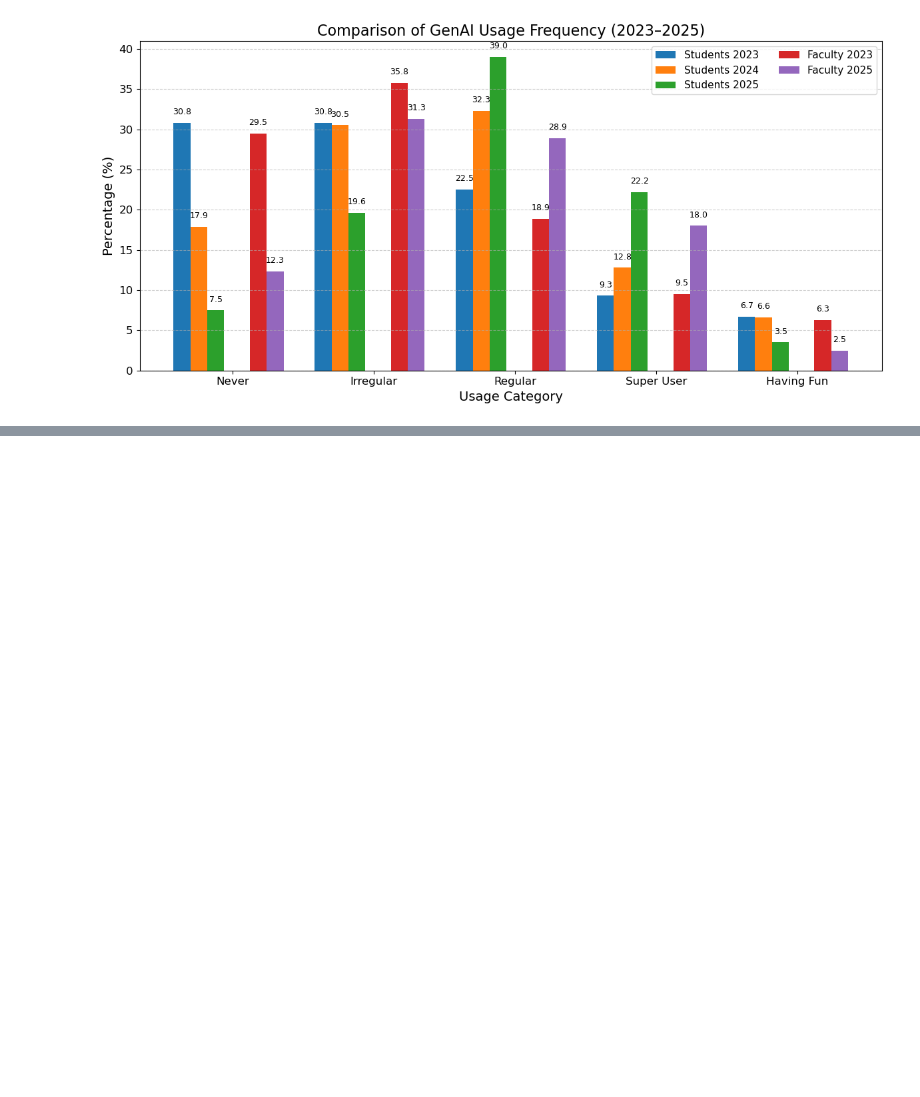
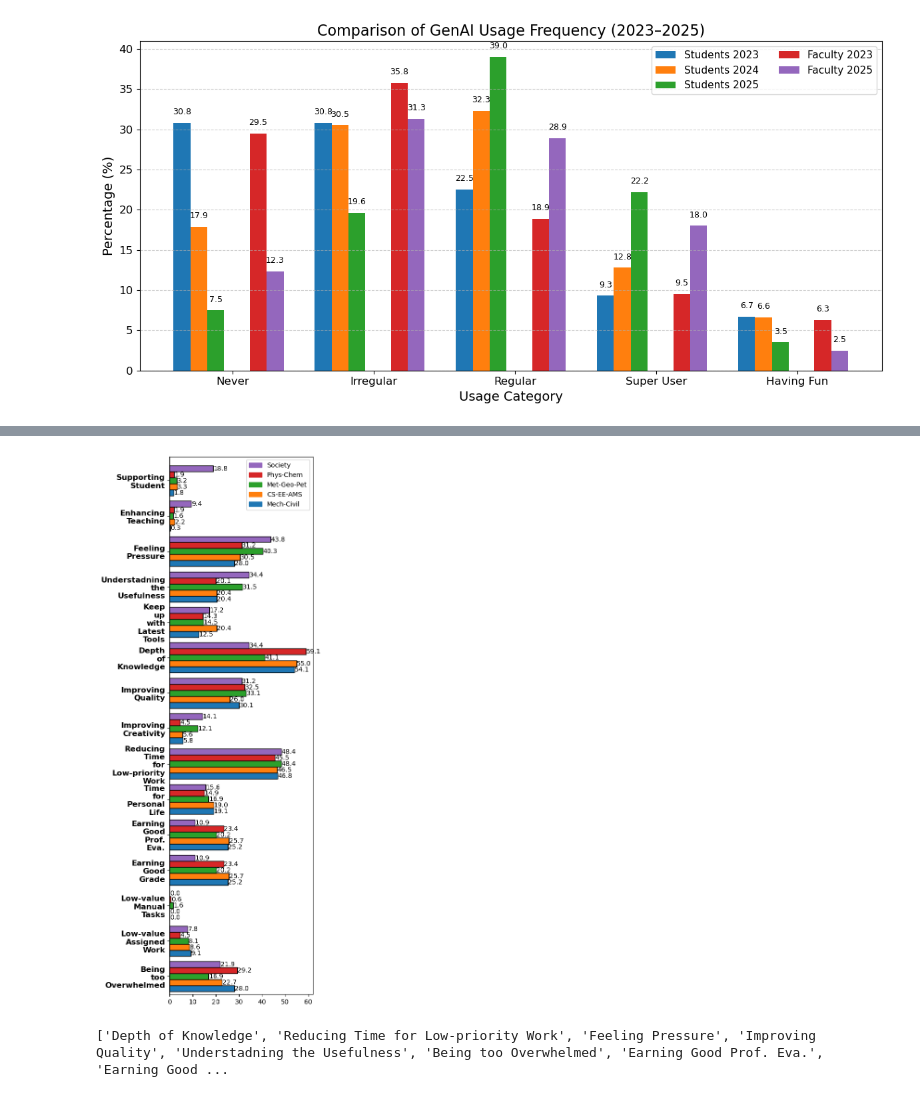
Before and after one commit to JesanOvi/GenAI-Survey-Analysis, a Jupyter notebook: note_books/survey25.ipynb, the cells around one changed output, grey strips where cells are left out. Saved outputs shown, nothing was run; the diff lists cells and outputs as text; code cells hidden in the pictures; blank space fills up the shorter version.

```diff
--- a/note_books/survey25.ipynb
+++ b/note_books/survey25.ipynb
@@ -326,0 +1005,3 @@ plt.show()
+# %%
+c1, c2, c3, c4, c5 = create_vector3()
+clear_vec()
@@ -326,0 +1316,17 @@ plt.show()
+# %%
+columns_to_check = [
+    df.iloc[:, 103], df.iloc[:, 104], df.iloc[:, 105], df.iloc[:, 106], df.iloc[:, 107],
+    df.iloc[:, 108], df.iloc[:, 109], df.iloc[:, 110], df.iloc[:, 111], df.iloc[:, 112],
+    df.iloc[:, 113], df.iloc[:, 114], df.iloc[:, 115], df.iloc[:, 116], df.iloc[:, 117]
+]
+c1 = normalized_dept_cluster_new(df, c1, columns_to_check, 1)
+c2 = normalized_dept_cluster_new(df, c2, columns_to_check, 2)
+c3 = normalized_dept_cluster_new(df, c3, columns_to_check, 3)
+c4 = normalized_dept_cluster_new(df, c4, columns_to_check, 4)
+c5 = normalized_dept_cluster_new(df, c5, columns_to_check, 5)
+
+print(c1)
+print(c2)
+print(c3)
+print(c4)
+print(c5)
@@ -326,0 +1344,32 @@ plt.show()
+# %%
+categories = ['Being too Overwhelmed', 'Low-value Assigned Work', 'Low-value Manual Tasks', 'Earning Good Grade',
+             'Earning Good Prof. Eva.', 'Time for Personal Life', 'Reducing Time for Low-priority Work',
+             'Improving Creativity', 'Improving Quality', 'Depth of Knowledge', 'Keep up with Latest Tools', 'Understadning the Usefulness', 'Feeling Pressure',
+             'Enhancing Teaching', 'Supporting Student']
+# %%
+grouped_bar_graph_horizontal_color_white(categories, c1, c2, c3, c4, c5, 'Concerns regarding GenAI', 5, 12.5) # size 5 X 8, font 12, updated size 5X8
+# %% [output]
+[figure, added]
+# %%
+# Original data
+clusters = [c1, c2, c3, c4, c5]
+
+# Compute average score for each category
+avg_scores = np.mean(clusters, axis=0)
+
+# Get sorted indices (descending)
+sorted_idx = np.argsort(avg_scores)[::-1]
+
+# Reorder categories
+sorted_categories = [categories[i] for i in sorted_idx]
+
+# Reorder cluster values
+c1_sorted = [c1[i] for i in sorted_idx]
+c2_sorted = [c2[i] for i in sorted_idx]
+c3_sorted = [c3[i] for i in sorted_idx]
+c4_sorted = [c4[i] for i in sorted_idx]
+c5_sorted = [c5[i] for i in sorted_idx]
+
+print(sorted_categories)
+# %% [output]
+['Depth of Knowledge', 'Reducing Time for Low-priority Work', 'Feeling Pressure', 'Improving Quality', 'Understadning the Usefulness', 'Being too Overwhelmed', 'Earning Good Prof. Eva.', 'Earning Good ...
```
Also changed, not shown: parts of 124 cells of this notebook, 6 other files.
